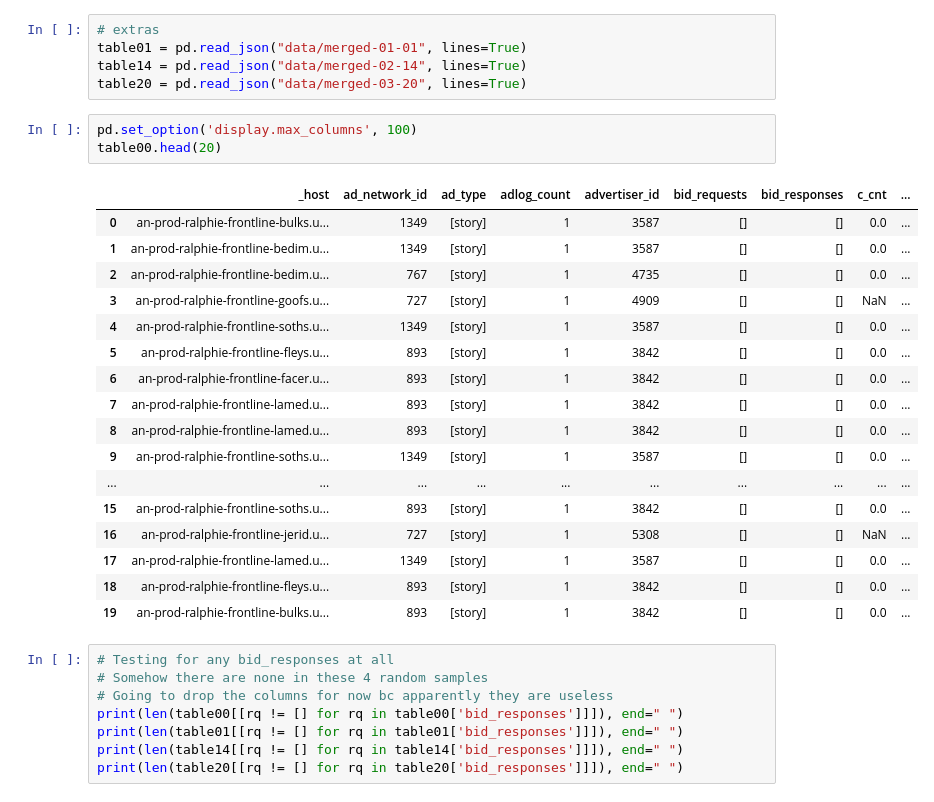
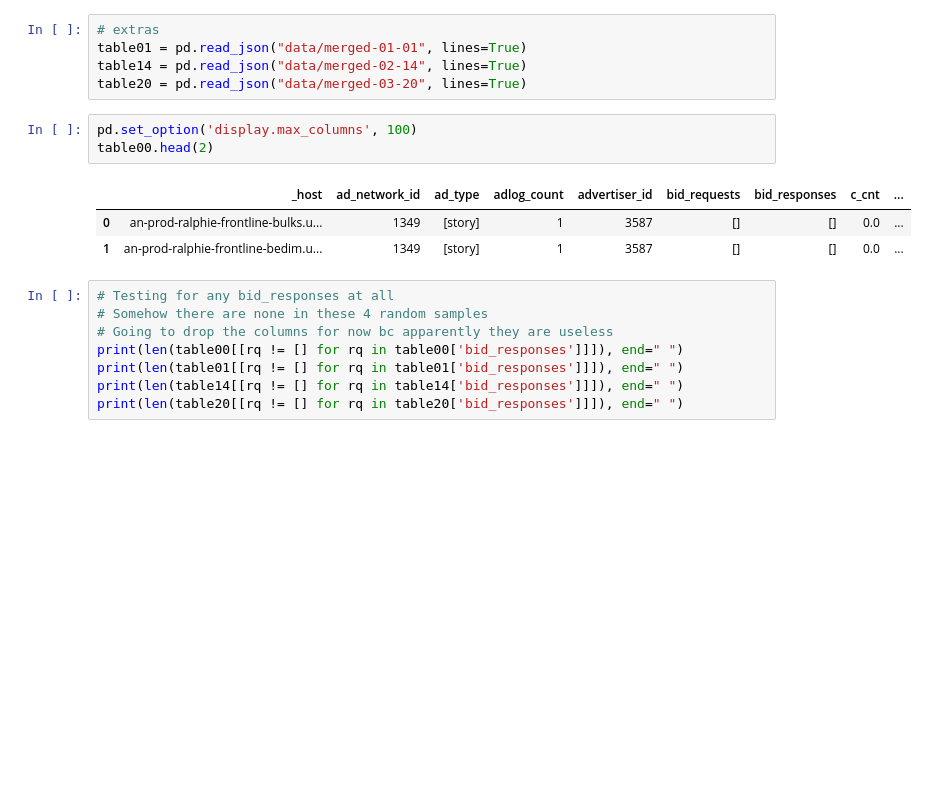
Before and after one commit to learning-machine-learning/polymorph-ua, a Jupyter notebook: polymorph-matt/final/EDA.ipynb, the cells around one changed output. Saved outputs shown, nothing was run; the diff lists cells and outputs as text; blank space fills up the shorter version.

```diff
--- a/polymorph-matt/final/EDA.ipynb
+++ b/polymorph-matt/final/EDA.ipynb
@@ -13,25 +13,11 @@ table14 = pd.read_json("data/merged-02-14", lines=True)
 table20 = pd.read_json("data/merged-03-20", lines=True)
 # %%
 pd.set_option('display.max_columns', 100)
-table00.head(20)
+table00.head(2)
 # %% [output]
 |  | _host | ad_network_id | ad_type | adlog_count | advertiser_id | bid_requests | bid_responses | c_cnt | ... |
 | 0 | an-prod-ralphie-frontline-bulks.u... | 1349 | [story] | 1 | 3587 | [] | [] | 0.0 | ... |
 | 1 | an-prod-ralphie-frontline-bedim.u... | 1349 | [story] | 1 | 3587 | [] | [] | 0.0 | ... |
-| 2 | an-prod-ralphie-frontline-bedim.u... | 767 | [story] | 1 | 4735 | [] | [] | 0.0 | ... |
-| 3 | an-prod-ralphie-frontline-goofs.u... | 727 | [story] | 1 | 4909 | [] | [] | NaN | ... |
-| 4 | an-prod-ralphie-frontline-soths.u... | 1349 | [story] | 1 | 3587 | [] | [] | 0.0 | ... |
-| 5 | an-prod-ralphie-frontline-fleys.u... | 893 | [story] | 1 | 3842 | [] | [] | 0.0 | ... |
-| 6 | an-prod-ralphie-frontline-facer.u... | 893 | [story] | 1 | 3842 | [] | [] | 0.0 | ... |
-| 7 | an-prod-ralphie-frontline-lamed.u... | 893 | [story] | 1 | 3842 | [] | [] | 0.0 | ... |
-| 8 | an-prod-ralphie-frontline-lamed.u... | 893 | [story] | 1 | 3842 | [] | [] | 0.0 | ... |
-| 9 | an-prod-ralphie-frontline-soths.u... | 1349 | [story] | 1 | 3587 | [] | [] | 0.0 | ... |
-| ... | ... | ... | ... | ... | ... | ... | ... | ... | ... |
-| 15 | an-prod-ralphie-frontline-soths.u... | 893 | [story] | 1 | 3842 | [] | [] | 0.0 | ... |
-| 16 | an-prod-ralphie-frontline-jerid.u... | 727 | [story] | 1 | 5308 | [] | [] | NaN | ... |
-| 17 | an-prod-ralphie-frontline-lamed.u... | 1349 | [story] | 1 | 3587 | [] | [] | 0.0 | ... |
-| 18 | an-prod-ralphie-frontline-fleys.u... | 893 | [story] | 1 | 3842 | [] | [] | 0.0 | ... |
-| 19 | an-prod-ralphie-frontline-bulks.u... | 893 | [story] | 1 | 3842 | [] | [] | 0.0 | ... |
 # %%
 # Testing for any bid_responses at all
 # Somehow there are none in these 4 random samples
```
Also changed, not shown: parts of 4 cells of this notebook.
